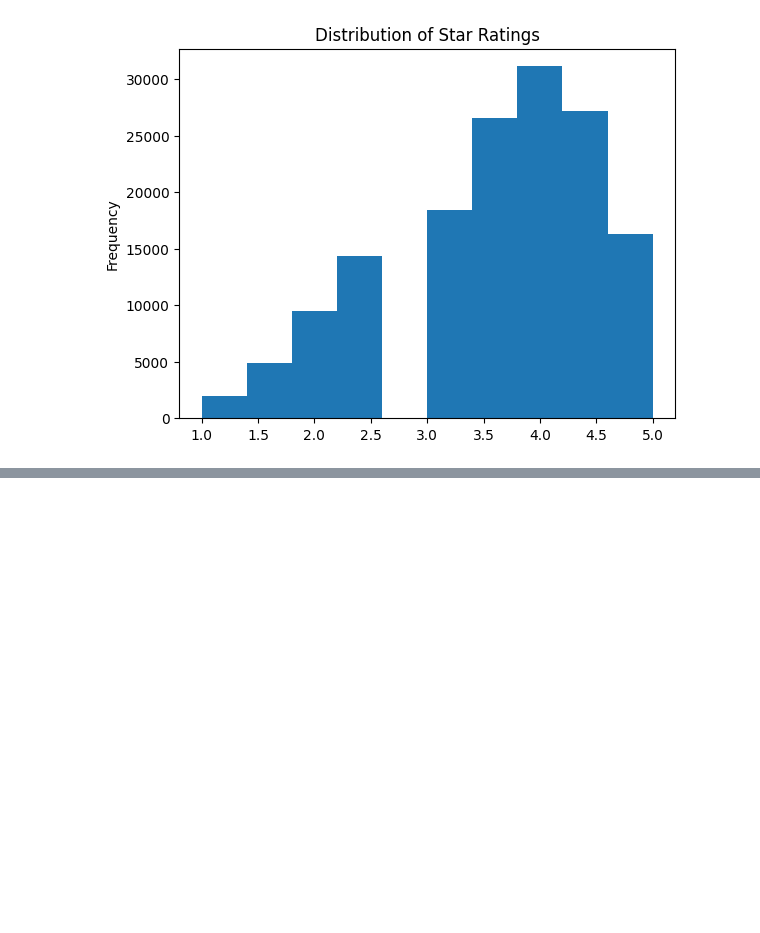
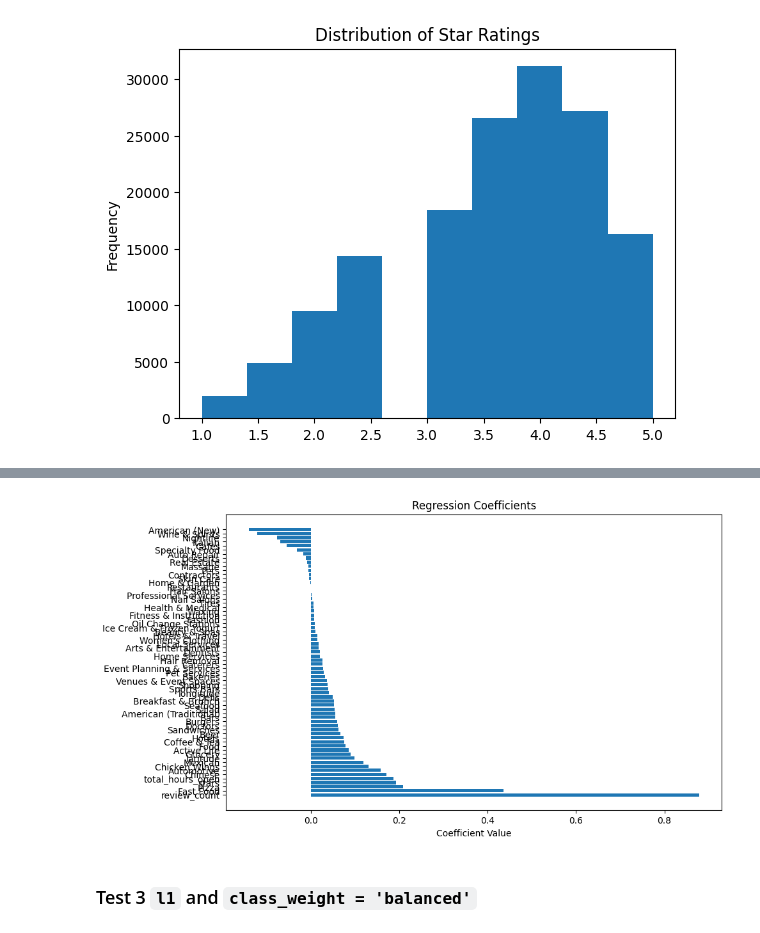
Before and after one commit to spencervenancio/yelp_analysis, a Jupyter notebook: notebooks/0.0-open_data.ipynb, the cells around one changed output, grey strips where cells are left out. Drawn from its saved outputs; the diff is of its cells as text; code cells hidden in the pictures; blank space fills up the shorter version.

Commit message:
Prototyping logit model

```diff
--- a/notebooks/0.0-open_data.ipynb
+++ b/notebooks/0.0-open_data.ipynb
@@ -107,4 +103,11 @@ The number of categories with over 10,000 categeries is:  125
 # %%
 df = business.copy()
-for category in over10000.index:
-    df[category] = df.categories.str.contains(category)
+
+# Build a dictionary of boolean Series for each category
+cat_dict = {}
+for category in over2000.index:
+    cat_dict[category] = df.categories.str.contains(category, regex=False, na=False)
+
+# Turn that dictionary into a DataFrame and join it to the original DataFrame
+cat_df = pd.DataFrame(cat_dict)
+df = df.join(cat_df)
@@ -170,0 +170,6 @@ AttributeError: 'NoneType' object has no attribute 'values'
+# %%
+combined = df.drop(columns=['city', 'state', 'postal_code', 'business_id', 'name','address', 'categories', 'hours', 'attributes'])
+restaurants = combined[combined.Restaurants == True]
+train, test = train_test_split(restaurants, test_size=0.2, random_state=42)
+X = train.drop(columns=['is_open']).columns
+y = 'is_open'
@@ -170,0 +220,11 @@ AttributeError: 'NoneType' object has no attribute 'values'
+# %%
+model = LogisticRegression(max_iter=1000, penalty= 'l1',solver = 'liblinear', C = 0.5)
+
+pipe = Pipeline([
+    ('scaler', StandardScaler()),
+    ('logit', model)
+])
+
+pipe.fit(train[X], train[y] )
+y_pred = pipe.predict(test[X])
+print(classification_report(test[y], y_pred))
@@ -170,0 +240,6 @@ AttributeError: 'NoneType' object has no attribute 'values'
+# %%
+plot_coefficients(pipe, X)
+# %% [output]
+[figure, added]
+# %% [markdown]
+### Test 3 `l1` and `class_weight = 'balanced'`
```
Also changed, not shown: parts of 22 cells of this notebook, 7 other files.
